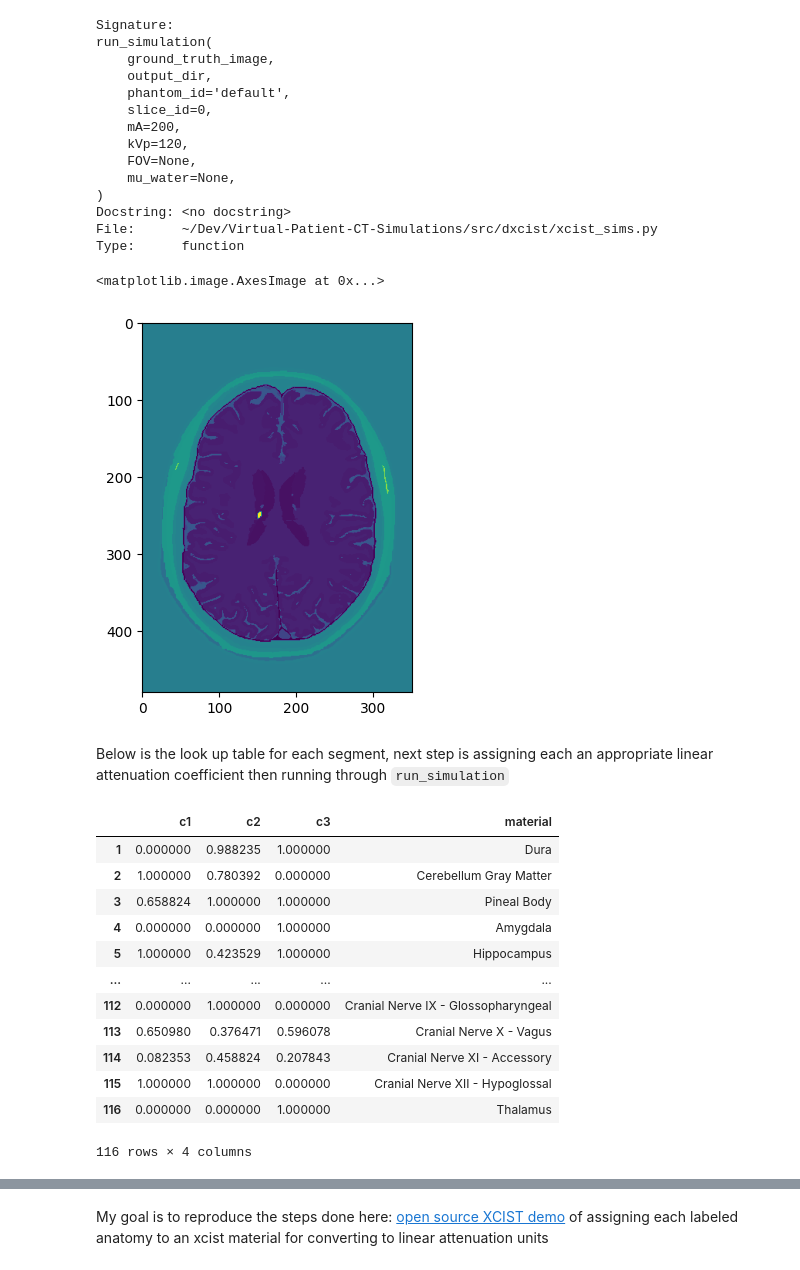
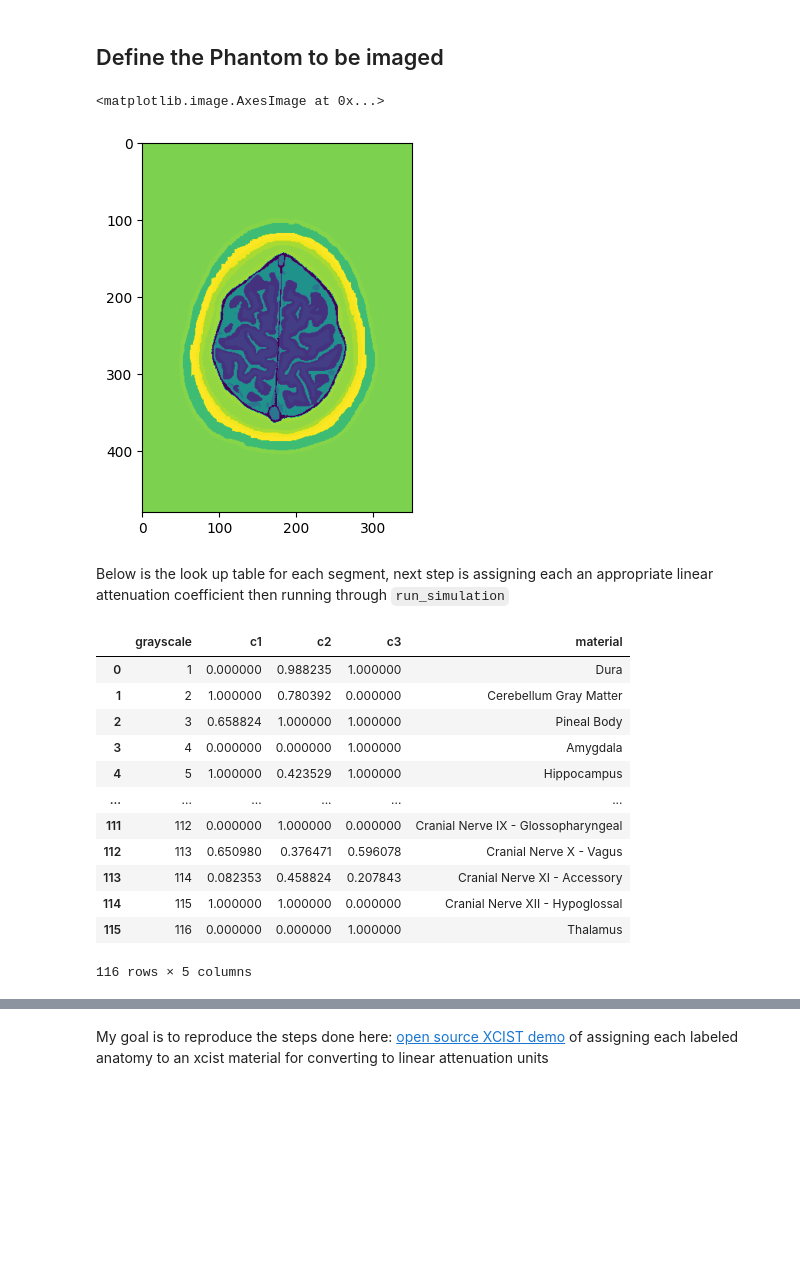
Before and after one commit to brandonjnelsonFDA/PedSilicoICH, a Jupyter notebook: notebooks/ct_head_simulations.ipynb, the cells around one changed output, grey strips where cells are left out. Saved outputs shown, nothing was run; the diff lists cells and outputs as text; code cells hidden in the pictures; blank space fills up the shorter version.

Commit message:
volumetric XCIST wrapper working

```diff
--- a/notebooks/ct_head_simulations.ipynb
+++ b/notebooks/ct_head_simulations.ipynb
@@ -14,22 +20,7 @@ Previously for the [pilot study](https://github.com/bnel1201/Virtual-Patient-CT-
 # %%
 from dxcist.xcist_sims import run_simulation, get_projection_data, get_reconstructed_data
-# %%
-run_simulation?
-# %% [output]
-Signature:
-run_simulation(
-    ground_truth_image,
-    output_dir,
-    phantom_id='default',
-    slice_id=0,
-    mA=200,
-    kVp=120,
-    FOV=None,
-    mu_water=None,
-)
-Docstring: <no docstring>
-File:      ~/Dev/Virtual-Patient-CT-Simulations/src/dxcist/xcist_sims.py
-Type:      function
+# %% [markdown]
+## Define the Phantom to be imaged
 # %%
 import nibabel as nib
 from pathlib import Path
@@ -40,32 +31,32 @@ import matplotlib.pyplot as plt
 import numpy as np
 # %%
 phantom = np.array(img.get_fdata()).transpose(1, 0, 2)
-plt.imshow(phantom[320])
+plt.imshow(phantom[-80])
 # %% [output]
 <matplotlib.image.AxesImage at 0x...>
-[figure, old version]
+[figure, new version]
 # %% [markdown]
 Below is the look up table for each segment, next step is assigning each an appropriate linear attenuation coefficient then running through `run_simulation`
 # %%
 from io import StringIO
 import pandas as pd
 with open(phantom_dir / 'MIDA_v1.txt', 'rb') as data:
-    df = pd.read_csv(StringIO(data.read().decode(errors='replace')), sep='\t', names=['c1', 'c2', 'c3', 'material'], index_col=0)
-    temp = df.iloc[-8:, 0].T
-    nx, ny, nz, dx, dy, dz = temp.nx, temp.ny, temp.nz, temp.dx, temp.dy, temp.dz
+    df = pd.read_csv(StringIO(data.read().decode(errors='replace')), sep='\t', names=['grayscale','c1', 'c2', 'c3', 'material'])
     material_lut = df.iloc[:-8]
+    temp = df.iloc[-8:, :2].set_index('grayscale').T
+    nx, ny, nz, dx, dy, dz = temp.nx.item(), temp.ny.item(), temp.nz.item(), temp.dx.item()*1000, temp.dy.item()*1000, temp.dz.item()*1000
 material_lut
 # %% [output]
-|  | c1 | c2 | c3 | material |
-| 1 | 0.000000 | 0.988235 | 1.000000 | Dura |
-| 2 | 1.000000 | 0.780392 | 0.000000 | Cerebellum Gray Matter |
-| 3 | 0.658824 | 1.000000 | 1.000000 | Pineal Body |
-| 4 | 0.000000 | 0.000000 | 1.000000 | Amygdala |
-| 5 | 1.000000 | 0.423529 | 1.000000 | Hippocampus |
-| ... | ... | ... | ... | ... |
-| 112 | 0.000000 | 1.000000 | 0.000000 | Cranial Nerve IX - Glossopharyngeal |
-| 113 | 0.650980 | 0.376471 | 0.596078 | Cranial Nerve X - Vagus |
-| 114 | 0.082353 | 0.458824 | 0.207843 | Cranial Nerve XI - Accessory |
-| 115 | 1.000000 | 1.000000 | 0.000000 | Cranial Nerve XII - Hypoglossal |
-| 116 | 0.000000 | 0.000000 | 1.000000 | Thalamus |
+|  | grayscale | c1 | c2 | c3 | material |
+| 0 | 1 | 0.000000 | 0.988235 | 1.000000 | Dura |
+| 1 | 2 | 1.000000 | 0.780392 | 0.000000 | Cerebellum Gray Matter |
+| 2 | 3 | 0.658824 | 1.000000 | 1.000000 | Pineal Body |
+| 3 | 4 | 0.000000 | 0.000000 | 1.000000 | Amygdala |
+| 4 | 5 | 1.000000 | 0.423529 | 1.000000 | Hippocampus |
+| ... | ... | ... | ... | ... | ... |
+| 111 | 112 | 0.000000 | 1.000000 | 0.000000 | Cranial Nerve IX - Glossopharyngeal |
+| 112 | 113 | 0.650980 | 0.376471 | 0.596078 | Cranial Nerve X - Vagus |
+| 113 | 114 | 0.082353 | 0.458824 | 0.207843 | Cranial Nerve XI - Accessory |
+| 114 | 115 | 1.000000 | 1.000000 | 0.000000 | Cranial Nerve XII - Hypoglossal |
+| 115 | 116 | 0.000000 | 0.000000 | 1.000000 | Thalamus |
-116 rows × 4 columns
+116 rows × 5 columns
```
Also changed, not shown: parts of 85 cells of this notebook, 3 other files.
